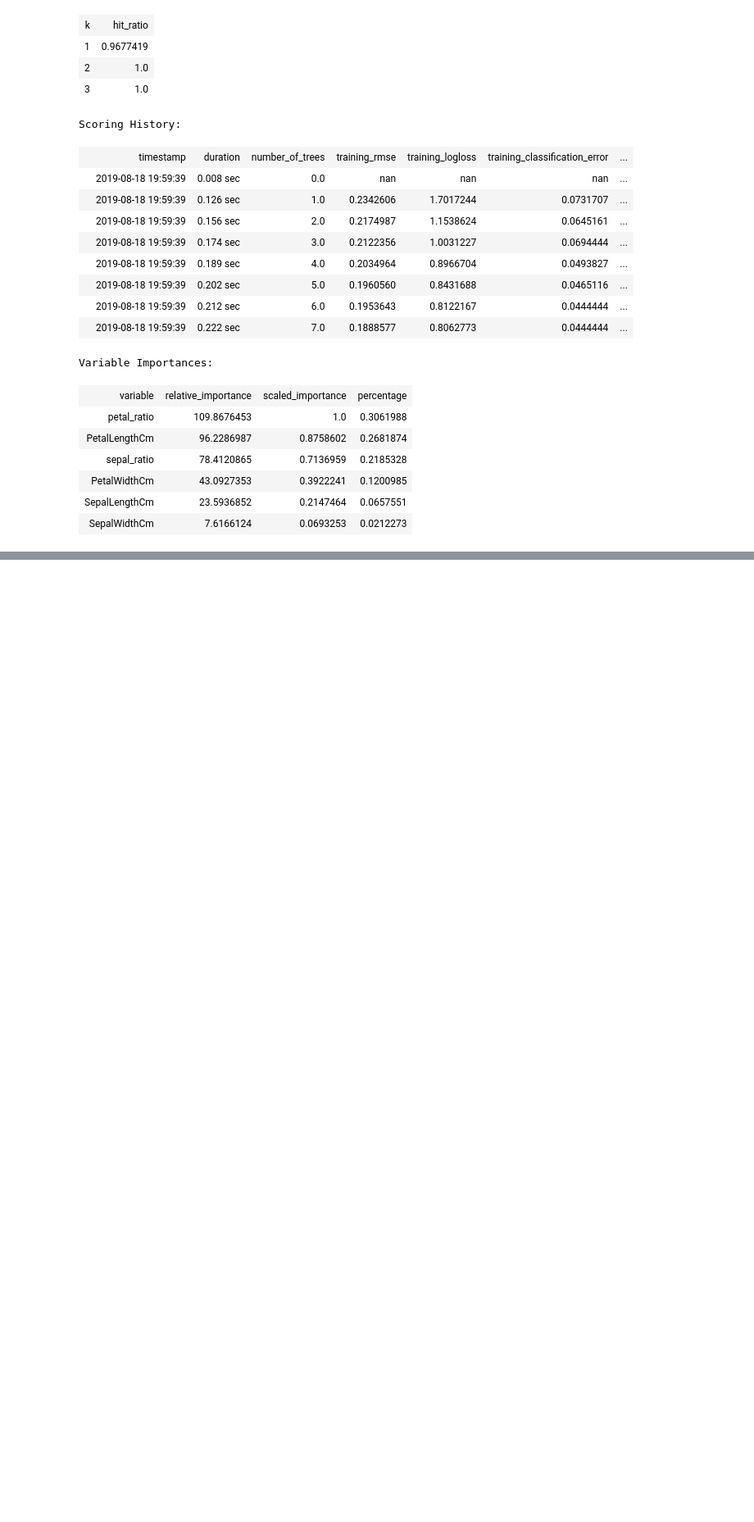
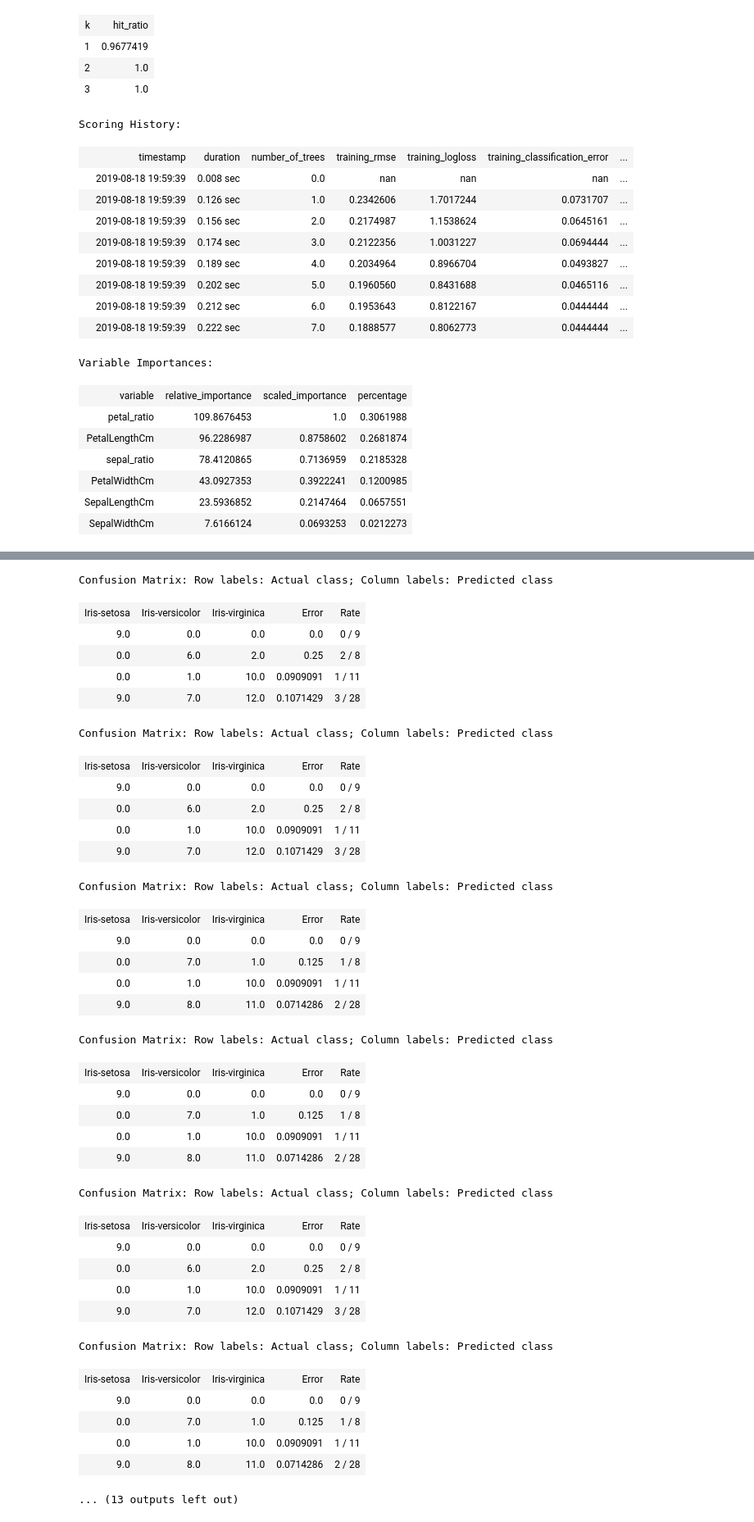
Before and after one commit to tanviredu/h20, a Jupyter notebook: python/Iris_h20.ipynb, the cells around one changed output, grey strips where cells are left out. Shown at 82% size. Cells and saved outputs as stored; diff of their text form; code cells hidden in the pictures; blank space fills up the shorter version.

```diff
--- a/python/Iris_h20.ipynb
+++ b/python/Iris_h20.ipynb
@@ -969,0 +1049,13 @@ Variable Importances:
+# %%
+import h2o.grid
+g = h2o.grid.H2OGridSearch(
+h2o.estimators.H2ORandomForestEstimator(
+nfolds=10
+),
+hyper_params={
+"ntrees": [50, 100, 120],
+"max_depth": [40, 60],
+"min_rows": [1, 2]
+}
+)
+g.train(x, y, train_h)
@@ -969,0 +1086,40 @@ Variable Importances:
+# %%
+g.confusion_matrix(test_h)
+# %% [output]
+Confusion Matrix: Row labels: Actual class; Column labels: Predicted class
+| Iris-setosa | Iris-versicolor | Iris-virginica | Error | Rate |
+| 9.0 | 0.0 | 0.0 | 0.0 | 0 / 9 |
+| 0.0 | 6.0 | 2.0 | 0.25 | 2 / 8 |
+| 0.0 | 1.0 | 10.0 | 0.0909091 | 1 / 11 |
+| 9.0 | 7.0 | 12.0 | 0.1071429 | 3 / 28 |
+Confusion Matrix: Row labels: Actual class; Column labels: Predicted class
+| Iris-setosa | Iris-versicolor | Iris-virginica | Error | Rate |
+| 9.0 | 0.0 | 0.0 | 0.0 | 0 / 9 |
+| 0.0 | 6.0 | 2.0 | 0.25 | 2 / 8 |
+| 0.0 | 1.0 | 10.0 | 0.0909091 | 1 / 11 |
+| 9.0 | 7.0 | 12.0 | 0.1071429 | 3 / 28 |
+Confusion Matrix: Row labels: Actual class; Column labels: Predicted class
+| Iris-setosa | Iris-versicolor | Iris-virginica | Error | Rate |
+| 9.0 | 0.0 | 0.0 | 0.0 | 0 / 9 |
+| 0.0 | 7.0 | 1.0 | 0.125 | 1 / 8 |
+| 0.0 | 1.0 | 10.0 | 0.0909091 | 1 / 11 |
+| 9.0 | 8.0 | 11.0 | 0.0714286 | 2 / 28 |
+Confusion Matrix: Row labels: Actual class; Column labels: Predicted class
+| Iris-setosa | Iris-versicolor | Iris-virginica | Error | Rate |
+| 9.0 | 0.0 | 0.0 | 0.0 | 0 / 9 |
+| 0.0 | 7.0 | 1.0 | 0.125 | 1 / 8 |
+| 0.0 | 1.0 | 10.0 | 0.0909091 | 1 / 11 |
+| 9.0 | 8.0 | 11.0 | 0.0714286 | 2 / 28 |
+Confusion Matrix: Row labels: Actual class; Column labels: Predicted class
+| Iris-setosa | Iris-versicolor | Iris-virginica | Error | Rate |
+| 9.0 | 0.0 | 0.0 | 0.0 | 0 / 9 |
+| 0.0 | 6.0 | 2.0 | 0.25 | 2 / 8 |
+| 0.0 | 1.0 | 10.0 | 0.0909091 | 1 / 11 |
+| 9.0 | 7.0 | 12.0 | 0.1071429 | 3 / 28 |
+Confusion Matrix: Row labels: Actual class; Column labels: Predicted class
+| Iris-setosa | Iris-versicolor | Iris-virginica | Error | Rate |
+| 9.0 | 0.0 | 0.0 | 0.0 | 0 / 9 |
+| 0.0 | 7.0 | 1.0 | 0.125 | 1 / 8 |
+| 0.0 | 1.0 | 10.0 | 0.0909091 | 1 / 11 |
+| 9.0 | 8.0 | 11.0 | 0.0714286 | 2 / 28 |
+... (13 outputs left out)
```
Also changed, not shown: parts of 10 cells of this notebook.
